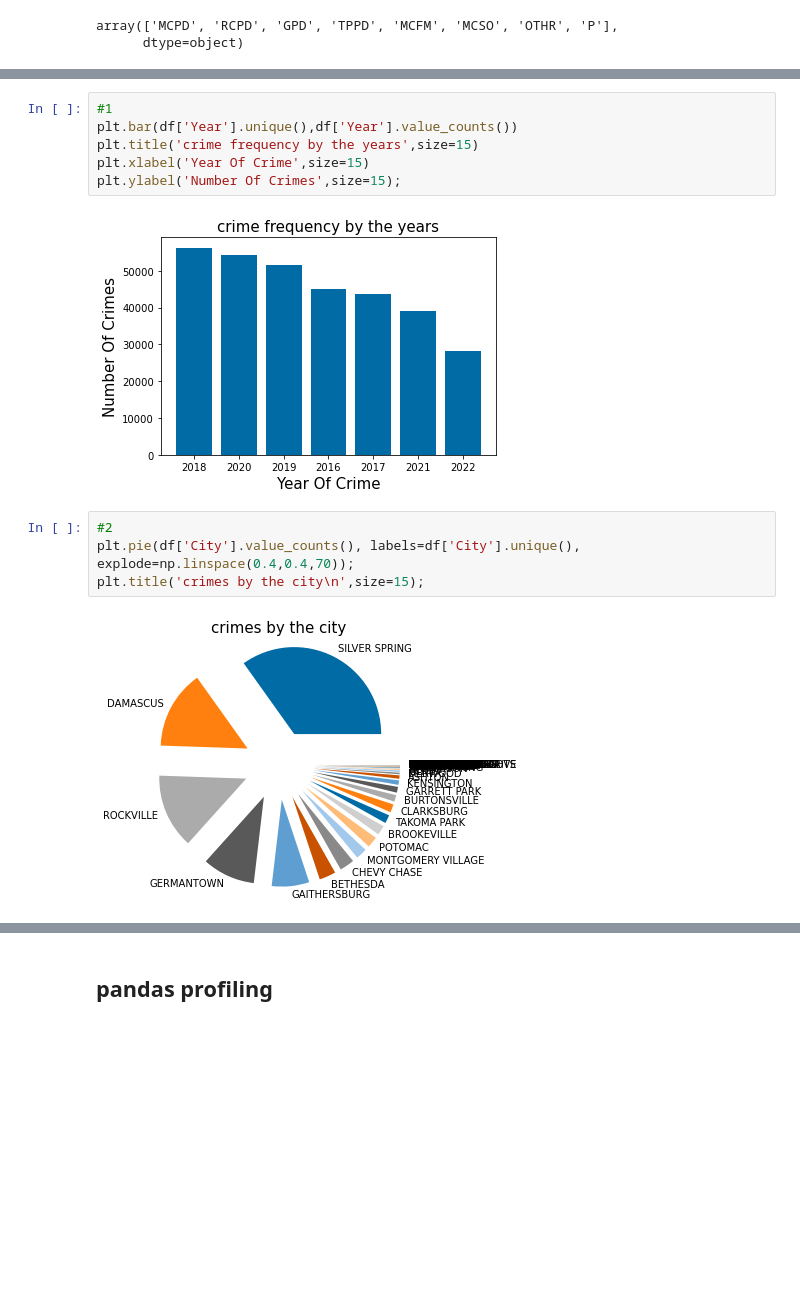
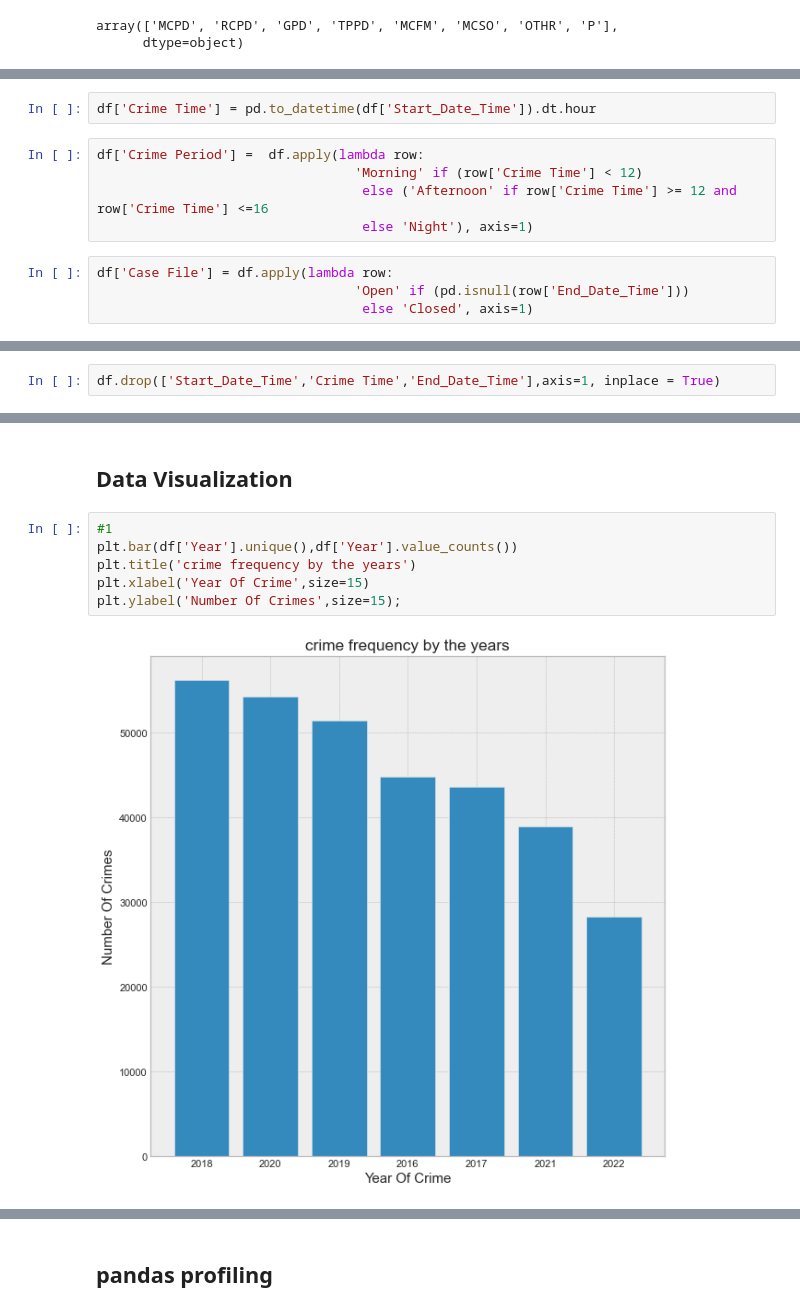
Before and after one commit to GhadahMajid/Bootcamp-Project-2-Crime-Dataset-EDA, a Jupyter notebook: Project2_Notebook.ipynb, the cells around one changed output, grey strips where cells are left out. Drawn from its saved outputs; the diff is of its cells as text; blank space fills up the shorter version.

```diff
--- a/Project2_Notebook.ipynb
+++ b/Project2_Notebook.ipynb
@@ -229,0 +250,11 @@ Data Visualization
+# %%
+df['Crime Time'] = pd.to_datetime(df['Start_Date_Time']).dt.hour
+# %%
+df['Crime Period'] =  df.apply(lambda row:
+                                 'Morning' if (row['Crime Time'] < 12)
+                                  else ('Afternoon' if row['Crime Time'] >= 12 and row['Crime Time'] <=16
+                                  else 'Night'), axis=1)
+# %%
+df['Case File'] = df.apply(lambda row:
+                                 'Open' if (pd.isnull(row['End_Date_Time']))
+                                  else 'Closed', axis=1)
@@ -229,0 +267,2 @@ Data Visualization
+# %%
+df.drop(['Start_Date_Time','Crime Time','End_Date_Time'],axis=1, inplace = True)
@@ -230,14 +278,10 @@ Data Visualization
+# %% [markdown]
+## Data Visualization
 # %%
 #1
 plt.bar(df['Year'].unique(),df['Year'].value_counts())
-plt.title('crime frequency by the years',size=15)
+plt.title('crime frequency by the years')
 plt.xlabel('Year Of Crime',size=15)
 plt.ylabel('Number Of Crimes',size=15);
 # %% [output]
-[figure, old version]
+[figure, new version]
-# %%
-#2
-plt.pie(df['City'].value_counts(), labels=df['City'].unique(), explode=np.linspace(0.4,0.4,70));
-plt.title('crimes by the city\n',size=15);
-# %% [output]
-[figure, removed]
```
Also changed, not shown: parts of 40 cells of this notebook.
